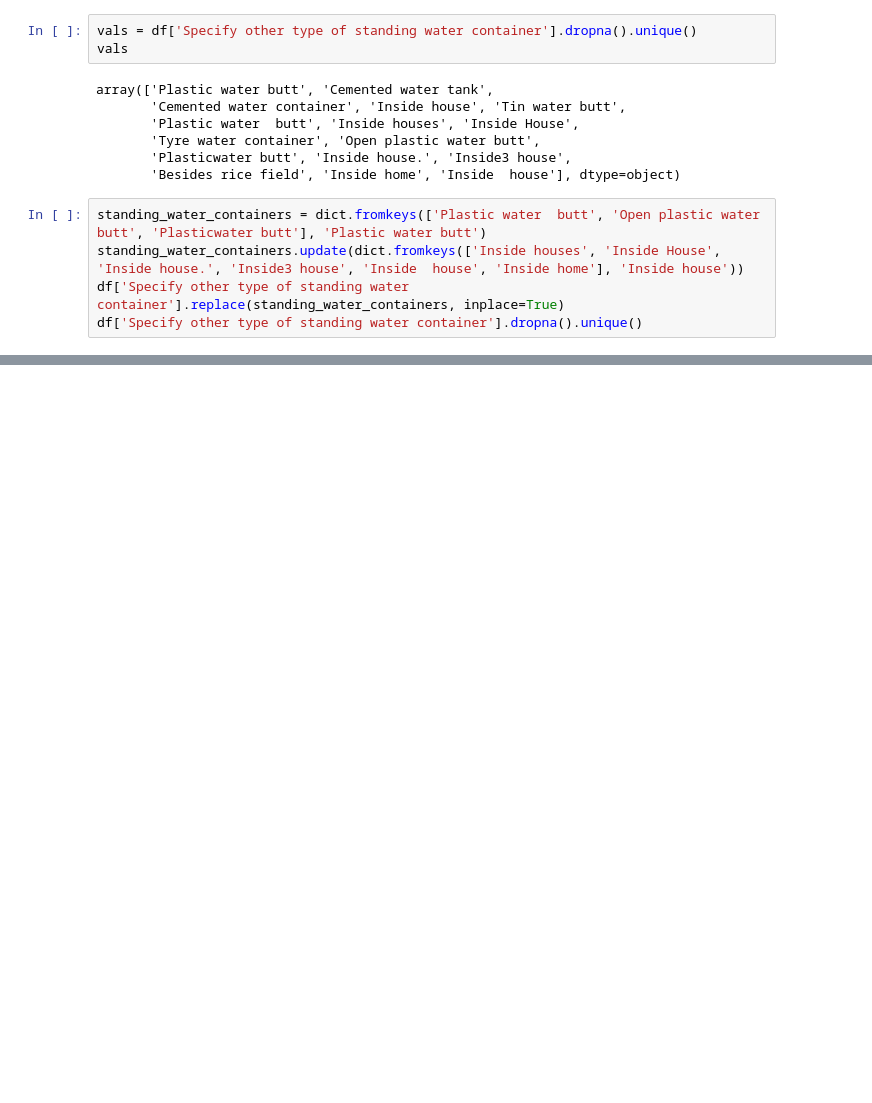
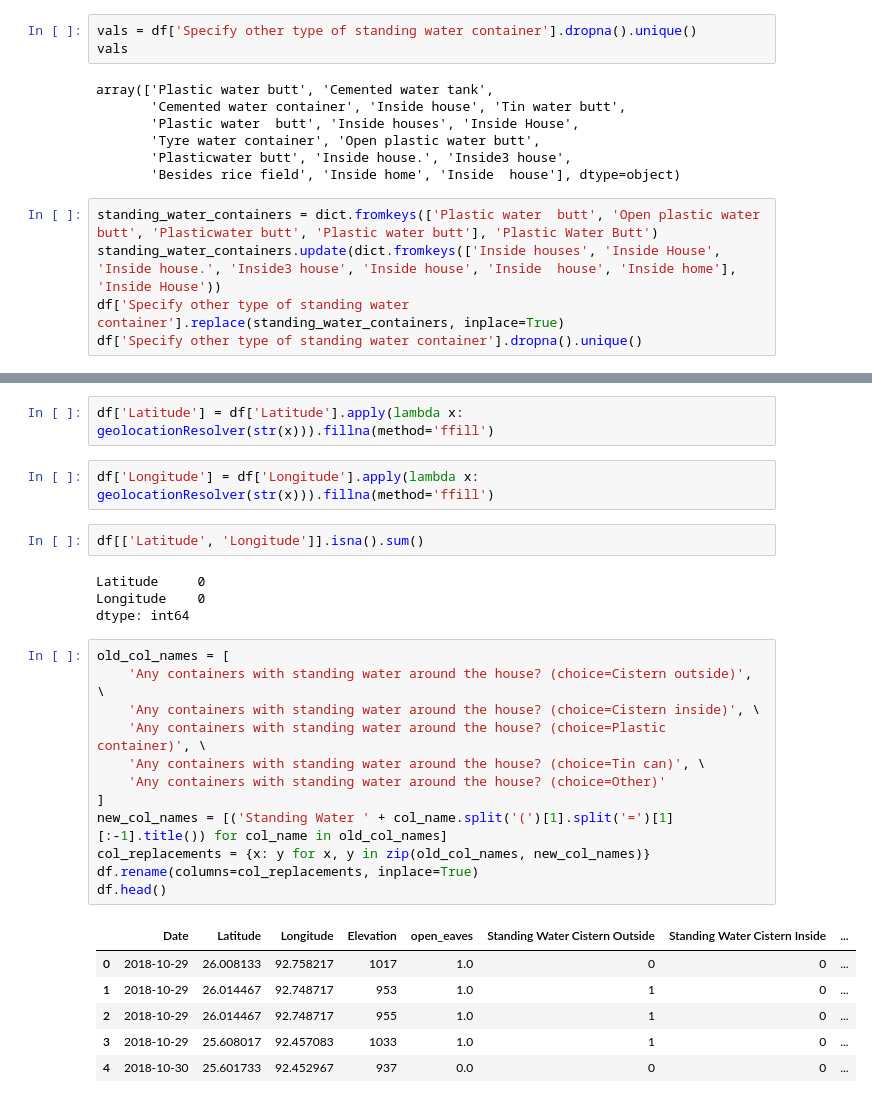
Before and after one commit to debstS/MalariaProject, a Jupyter notebook: Data Processing.ipynb, the cells around one changed output, grey strips where cells are left out. Cells and saved outputs as stored; diff of their text form; blank space fills up the shorter version.

Commit message:
Geolocation data cleaning

```diff
--- a/Data Processing.ipynb
+++ b/Data Processing.ipynb
@@ -239,8 +238,8 @@ array(['Plastic water butt', 'Cemented water tank',
        'Plasticwater butt', 'Inside house.', 'Inside3 house',
        'Besides rice field', 'Inside home', 'Inside  house'], dtype=object)
 # %%
-standing_water_containers = dict.fromkeys(['Plastic water  butt', 'Open plastic water butt', 'Plasticwater butt'], 'Plastic water butt')
-standing_water_containers.update(dict.fromkeys(['Inside houses', 'Inside House', 'Inside house.', 'Inside3 house', 'Inside  house', 'Inside home'], 'Inside house'))
+standing_water_containers = dict.fromkeys(['Plastic water  butt', 'Open plastic water butt', 'Plasticwater butt', 'Plastic water butt'], 'Plastic Water Butt')
+standing_water_containers.update(dict.fromkeys(['Inside houses', 'Inside House', 'Inside house.', 'Inside3 house', 'Inside house', 'Inside  house', 'Inside home'], 'Inside House'))
 df['Specify other type of standing water container'].replace(standing_water_containers, inplace=True)
 df['Specify other type of standing water container'].dropna().unique()
 # %% [output]
@@ -269,0 +288,29 @@ df2['Date'].max(), df2['Date'].min()
+# %%
+df['Latitude'] = df['Latitude'].apply(lambda x: geolocationResolver(str(x))).fillna(method='ffill')
+# %%
+df['Longitude'] = df['Longitude'].apply(lambda x: geolocationResolver(str(x))).fillna(method='ffill')
+# %%
+df[['Latitude', 'Longitude']].isna().sum()
+# %% [output]
+Latitude     0
+Longitude    0
+dtype: int64
+# %%
+old_col_names = [
+    'Any containers with standing water around the house? (choice=Cistern outside)', \
+    'Any containers with standing water around the house? (choice=Cistern inside)', \
+    'Any containers with standing water around the house? (choice=Plastic container)', \
+    'Any containers with standing water around the house? (choice=Tin can)', \
+    'Any containers with standing water around the house? (choice=Other)'
+]
+new_col_names = [('Standing Water ' + col_name.split('(')[1].split('=')[1][:-1].title()) for col_name in old_col_names]
+col_replacements = {x: y for x, y in zip(old_col_names, new_col_names)}
+df.rename(columns=col_replacements, inplace=True)
+df.head()
+# %% [output]
+|  | Date | Latitude | Longitude | Elevation | open_eaves | Standing Water Cistern Outside | Standing Water Cistern Inside | ... |
+| 0 | 2018-10-29 | 26.008133 | 92.758217 | 1017 | 1.0 | 0 | 0 | ... |
+| 1 | 2018-10-29 | 26.014467 | 92.748717 | 953 | 1.0 | 1 | 0 | ... |
+| 2 | 2018-10-29 | 26.014467 | 92.748717 | 955 | 1.0 | 1 | 0 | ... |
+| 3 | 2018-10-29 | 25.608017 | 92.457083 | 1033 | 1.0 | 1 | 0 | ... |
+| 4 | 2018-10-30 | 25.601733 | 92.452967 | 937 | 0.0 | 0 | 0 | ... |
```
Also changed, not shown: parts of 14 cells of this notebook.
